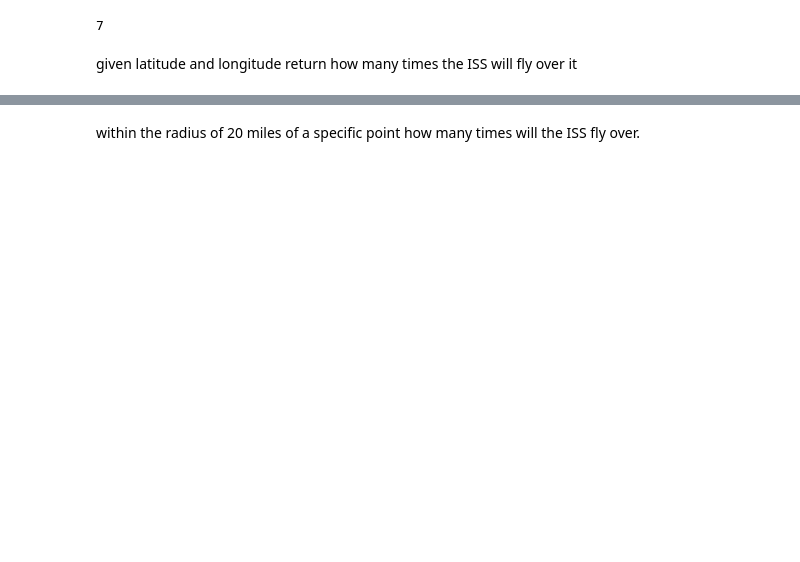
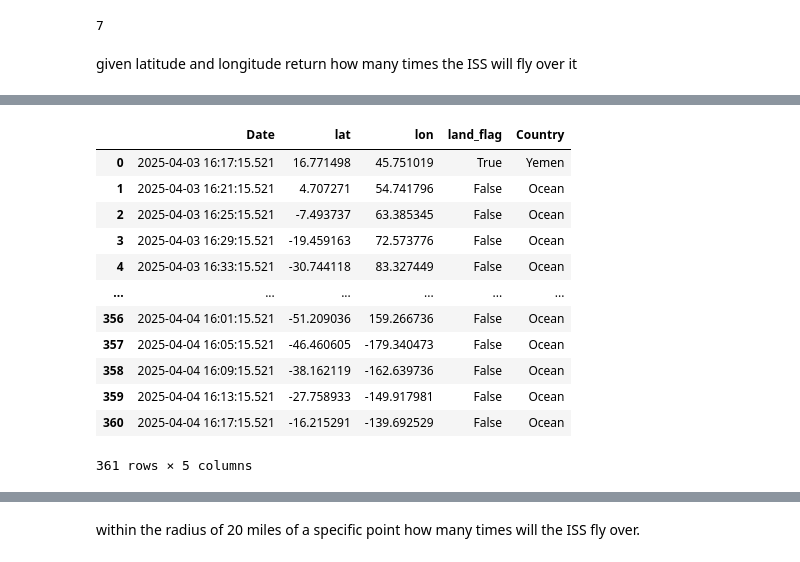
Before and after one commit to khalil-alexander/get_forecast, a Jupyter notebook: Copy_of_DataAnalytics2.ipynb, the cells around one changed output, grey strips where cells are left out. Drawn from its saved outputs; the diff is of its cells as text; code cells hidden in the pictures; blank space fills up the shorter version.

```diff
--- a/Copy_of_DataAnalytics2.ipynb
+++ b/Copy_of_DataAnalytics2.ipynb
@@ -1289,0 +1350,2 @@ Loop over orbits
+# %%
+day_df2 = get_range(df, start_date, end_date)
@@ -1289,0 +1365,16 @@ Loop over orbits
+# %%
+day_df2
+# %% [output]
+|  | Date | lat | lon | land_flag | Country |
+| 0 | 2025-04-03 16:17:15.521 | 16.771498 | 45.751019 | True | Yemen |
+| 1 | 2025-04-03 16:21:15.521 | 4.707271 | 54.741796 | False | Ocean |
+| 2 | 2025-04-03 16:25:15.521 | -7.493737 | 63.385345 | False | Ocean |
+| 3 | 2025-04-03 16:29:15.521 | -19.459163 | 72.573776 | False | Ocean |
+| 4 | 2025-04-03 16:33:15.521 | -30.744118 | 83.327449 | False | Ocean |
+| ... | ... | ... | ... | ... | ... |
+| 356 | 2025-04-04 16:01:15.521 | -51.209036 | 159.266736 | False | Ocean |
+| 357 | 2025-04-04 16:05:15.521 | -46.460605 | -179.340473 | False | Ocean |
+| 358 | 2025-04-04 16:09:15.521 | -38.162119 | -162.639736 | False | Ocean |
+| 359 | 2025-04-04 16:13:15.521 | -27.758933 | -149.917981 | False | Ocean |
+| 360 | 2025-04-04 16:17:15.521 | -16.215291 | -139.692529 | False | Ocean |
+361 rows × 5 columns
```
Also changed, not shown: parts of 77 cells of this notebook.
